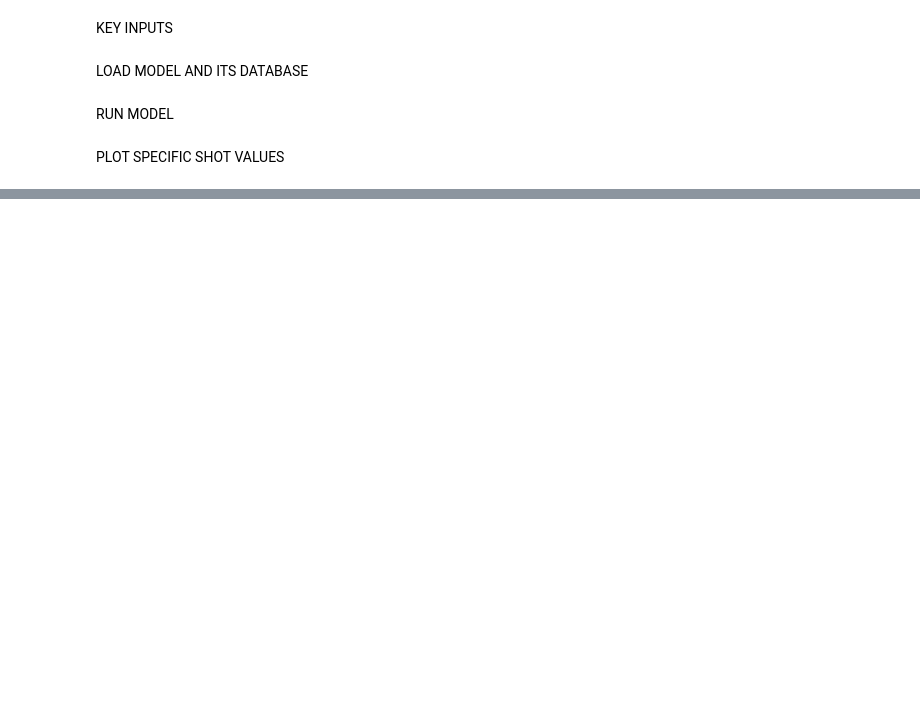
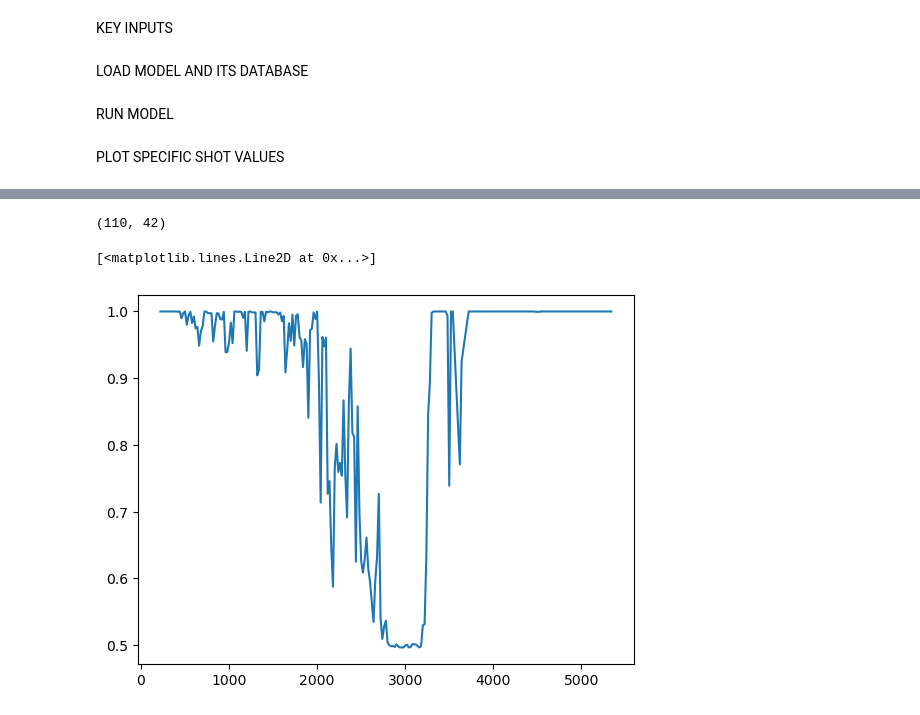
Before and after one commit to PlasmaControl/TearingModeSurvival, a Jupyter notebook: tm_model_simple_analysis.ipynb, the cells around one changed output, grey strips where cells are left out. Cells and saved outputs as stored; diff of their text form; code cells hidden in the pictures; blank space fills up the shorter version.

```diff
--- a/tm_model_simple_analysis.ipynb
+++ b/tm_model_simple_analysis.ipynb
@@ -77,0 +80,14 @@ Text(0.5, 1.0, 'Shot 180634')
+# %%
+# CAKENN example
+cakenn_times, cakenn_survival_output, cakenn_x = get_cakenn_survival_from_shot('199598', '199596199610_data_outputs', 'recent_data_scalars199596_199610', 'cake_normalizations_dict', 'cakenn_norm_fixed', 1000)
+
+# RT example
+rt_times, rt_survival_output, rt_x = get_rt_survival_from_shot('180637', 'recent_data180634_180640', 'rt_normalizations_dict', 'rt_fixed_rot_large', 1000)
+# %% [output]
+(110, 42)
+# %%
+#plt.plot(cakenn_times, cakenn_survival_output, label='CAKENN Survival Probability')
+plt.plot(rt_times, rt_survival_output, label='RT Survival Probability')
+# %% [output]
+[<matplotlib.lines.Line2D at 0x...>]
+[figure, added]
```
Also changed, not shown: parts of 4 cells of this notebook, 1 other file.
